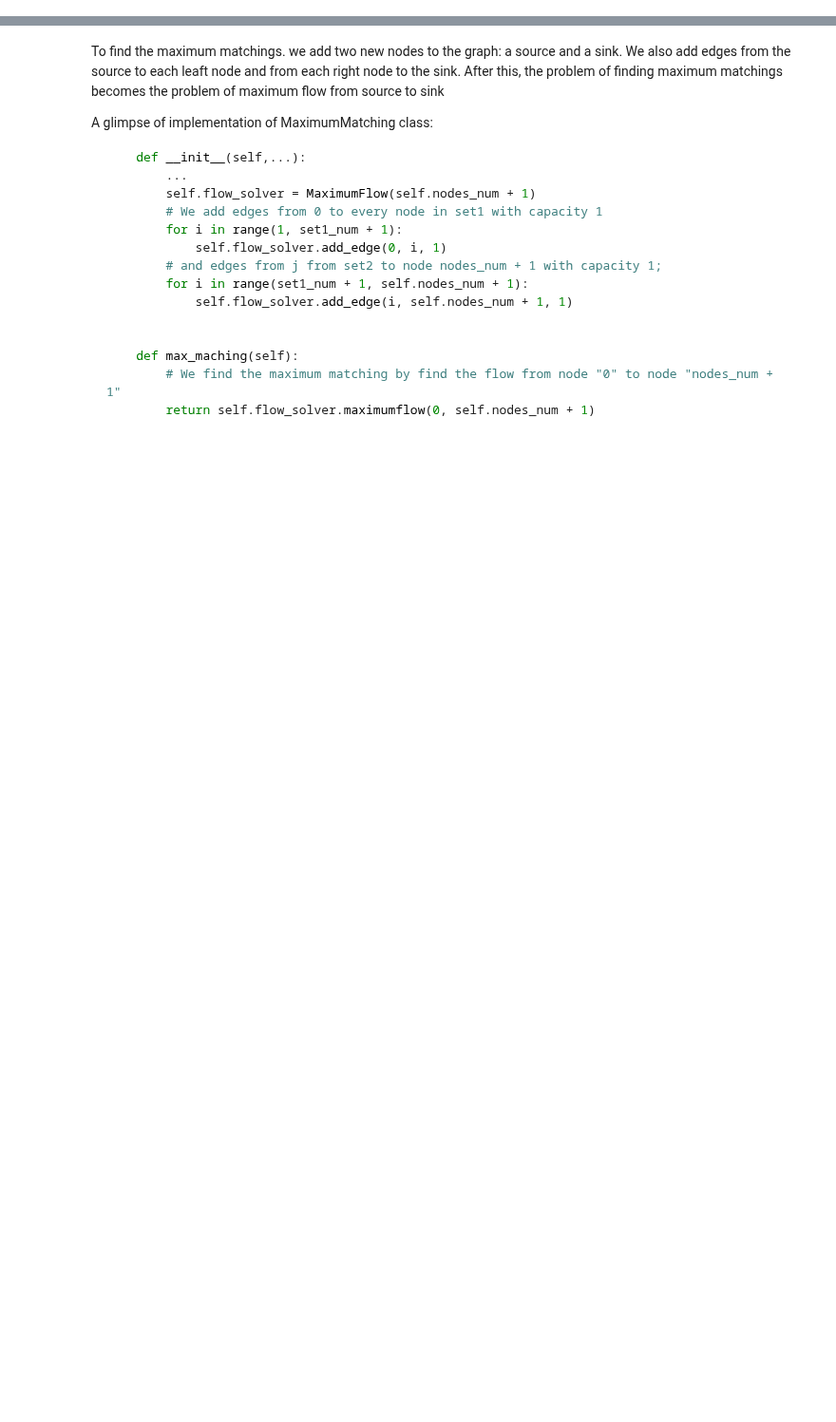
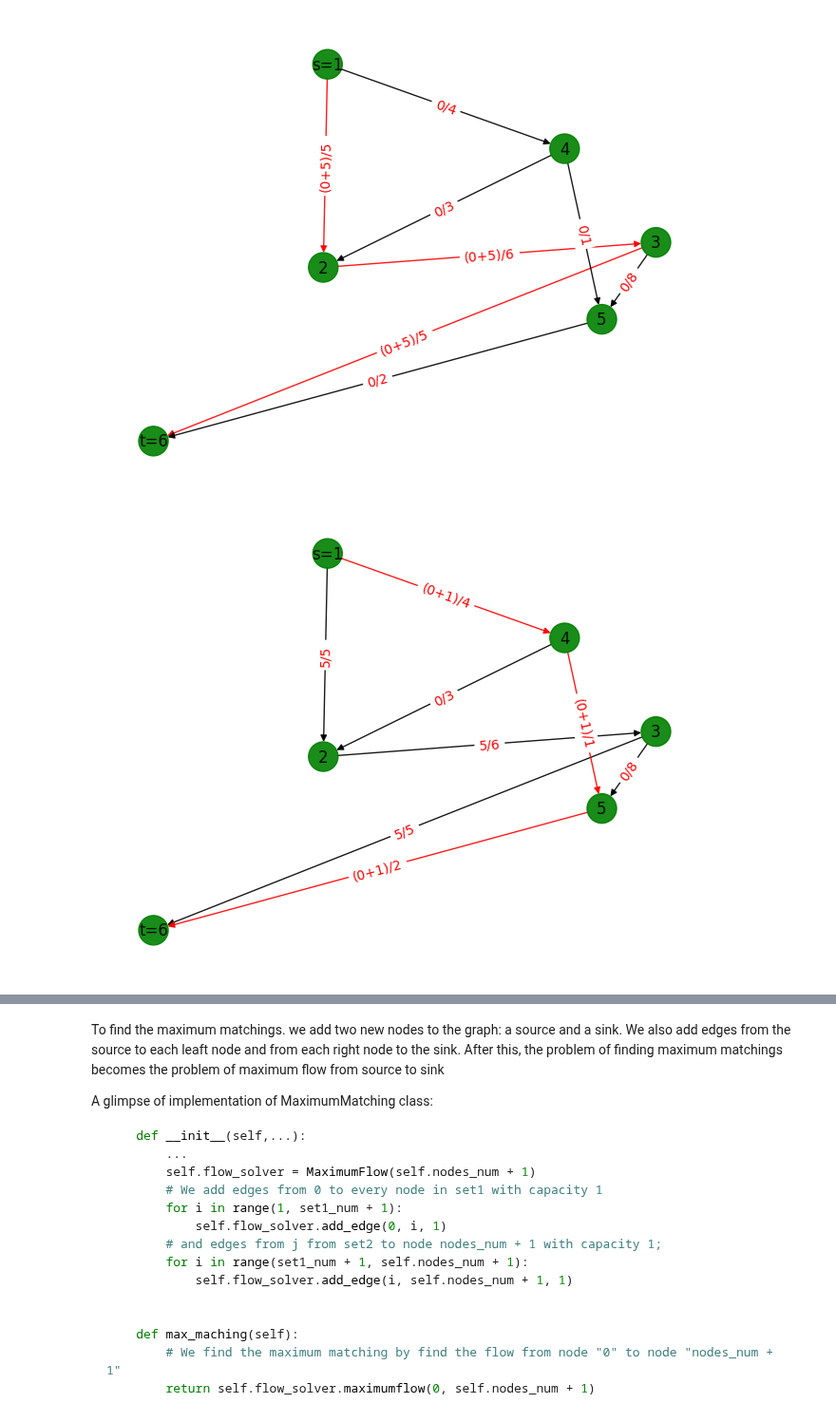
Before and after one commit to yukun-impa/algorithm-homework, a Jupyter notebook: main.ipynb, the cells around one changed output, grey strips where cells are left out. Shown at 95% size. Cells and saved outputs as stored; diff of their text form; code cells hidden in the pictures; blank space fills up the shorter version.

```diff
--- a/main.ipynb
+++ b/main.ipynb
@@ -49,0 +56,16 @@ maximumflow.print_next_result(1, 4)
+# %%
+maximumflow = kthFlow(6)
+maximumflow.add_edge(1, 2, 5)
+maximumflow.add_edge(1, 4, 4)
+maximumflow.add_edge(4, 2, 3)
+maximumflow.add_edge(2, 3, 6)
+maximumflow.add_edge(4, 5, 1)
+maximumflow.add_edge(3, 5, 8)
+maximumflow.add_edge(5, 6, 2)
+maximumflow.add_edge(3, 6, 5)
+maximumflow.print_next_result(1, 6)
+maximumflow.print_next_result(1, 6)
+maximumflow.print_next_result(1, 6)
+# %% [output]
+[figure, added]
+[figure, added]
```
Also changed, not shown: parts of 11 cells of this notebook, 3 other files.
